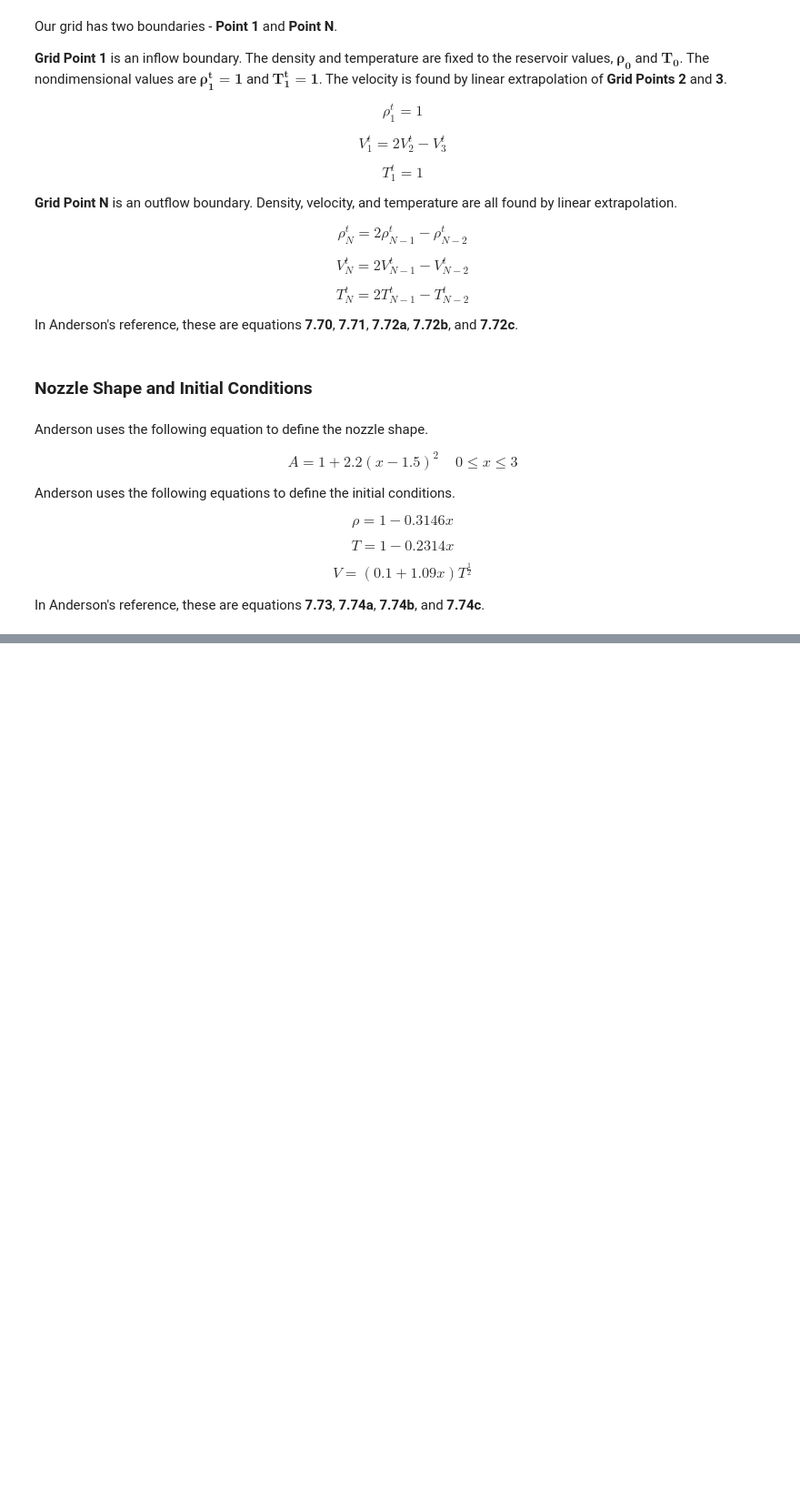
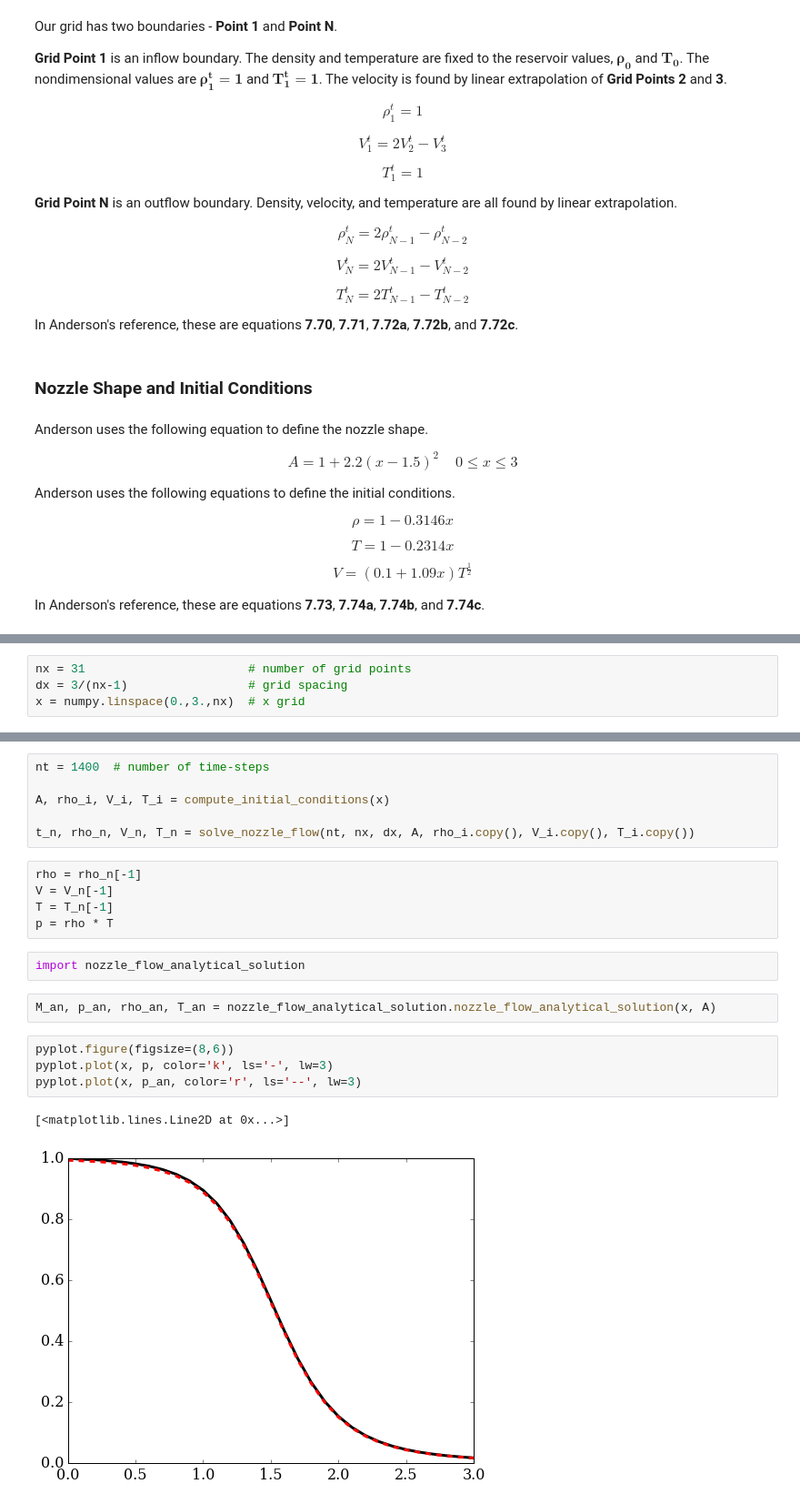
Before and after one commit to numerical-mooc/assignment-bank-2016, a Jupyter notebook: radryandavis/CFD_Solution_to_Subsonic-Supersonic_Isentropic_Flow_in_a_Convergent-Divergent_Nozzle_using_MacCormacks_Method.ipynb, the cells around one changed output, grey strips where cells are left out. Shown at 91% size. Cells and saved outputs as stored; diff of their text form; blank space fills up the shorter version.

Commit message:
Added code for the numerical solution and the analytical solution. Some updates will be needed.

```diff
--- a/radryandavis/CFD_Solution_to_Subsonic-Supersonic_Isentropic_Flow_in_a_Convergent-Divergent_Nozzle_using_MacCormacks_Method.ipynb
+++ b/radryandavis/CFD_Solution_to_Subsonic-Supersonic_Isentropic_Flow_in_a_Convergent-Divergent_Nozzle_using_MacCormacks_Method.ipynb
@@ -263,0 +273,4 @@ In Anderson's reference, these are equations **7.73**, **7.74a**, **7.74b**, and
+# %%
+nx = 31                       # number of grid points
+dx = 3/(nx-1)                 # grid spacing
+x = numpy.linspace(0.,3.,nx)  # x grid
@@ -263,0 +442,22 @@ In Anderson's reference, these are equations **7.73**, **7.74a**, **7.74b**, and
+# %%
+nt = 1400  # number of time-steps
+
+A, rho_i, V_i, T_i = compute_initial_conditions(x)
+
+t_n, rho_n, V_n, T_n = solve_nozzle_flow(nt, nx, dx, A, rho_i.copy(), V_i.copy(), T_i.copy())
+# %%
+rho = rho_n[-1]
+V = V_n[-1]
+T = T_n[-1]
+p = rho * T
+# %%
+import nozzle_flow_analytical_solution
+# %%
+M_an, p_an, rho_an, T_an = nozzle_flow_analytical_solution.nozzle_flow_analytical_solution(x, A)
+# %%
+pyplot.figure(figsize=(8,6))
+pyplot.plot(x, p, color='k', ls='-', lw=3)
+pyplot.plot(x, p_an, color='r', ls='--', lw=3)
+# %% [output]
+[<matplotlib.lines.Line2D at 0x...>]
+[figure, added]
```
Also changed, not shown: parts of 4 cells of this notebook, 1 other file.
